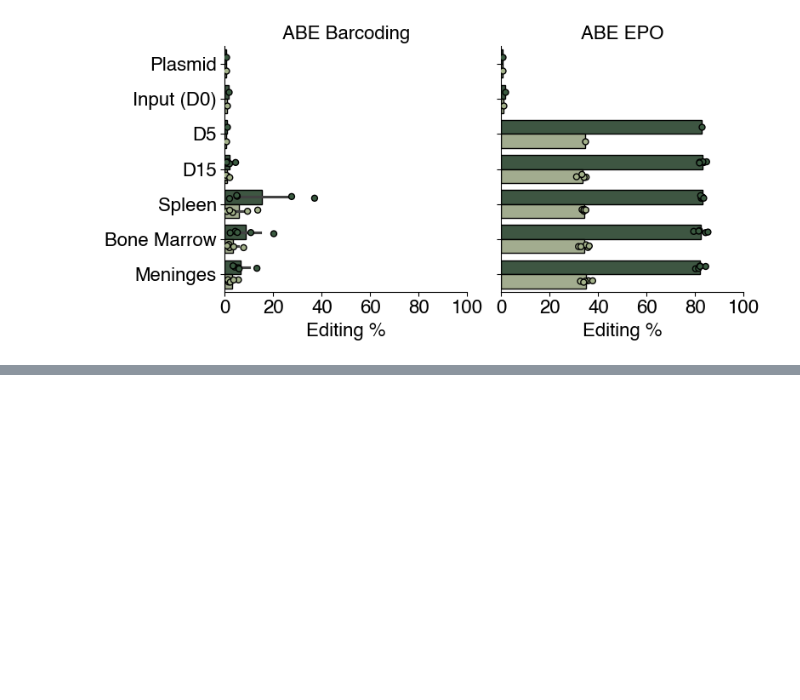
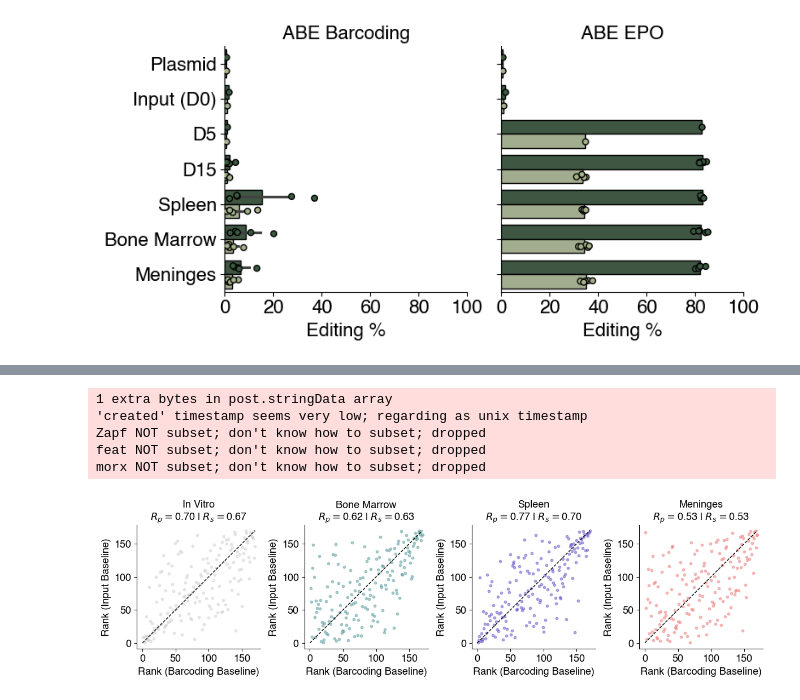
Before and after one commit to kexindon/B-ALL-in-vivo-base-editing, a Jupyter notebook: figure4.ipynb, the cells around one changed output, grey strips where cells are left out. Saved outputs shown, nothing was run; the diff lists cells and outputs as text; code cells hidden in the pictures; blank space fills up the shorter version.

Commit message:
Updated for focused library analysis.

```diff
--- a/figure4.ipynb
+++ b/figure4.ipynb
@@ -421,0 +490,62 @@ Correlation of LFC between ABE OG associated gRNAs and ABE Focused, for differen
+# %%
+df = pd.merge(df, df_gene, on='Gene', how='left')
+# %%
+cosmic = pd.read_csv('source-data/Census_allSun Nov 17 02_26_47 2024.csv').fillna('Undefined')
+
+t_dict = {'TSG':'TSG', 'TSG, fusion':'TSG', 'Undefined':'Undefined', 'fusion':'Undefined', 'oncogene':'Oncogene',
+       'oncogene, TSG':'Oncogene/TSG', 'oncogene, TSG, fusion':'Oncogene/TSG', 'oncogene, fusion': 'Oncogene'}
+
+gene_type = []
+for i, val in df.iterrows():
+    v = val['gene_name_h']
+    subset = cosmic[cosmic['Gene Symbol']==v]
+    if len(subset)==0:
+        gene_type.append('Undefined')
+    else:
+        v2 = subset['Role in Cancer'].values[0]
+
+        gene_type.append(t_dict[v2])
+
+df['Role in Cancer']=gene_type
+# %%
+suffix_1, suffix_2 = 'vs_bc', 'focused'
+
+fig, ax = plt.subplots(1, 4, figsize=(12,4))
+color_dict = {'Oncogene':'tab:red', 'Oncogene/TSG':'tab:purple', 'TSG':'tab:blue', 'Undefined':'tab:grey'}
+palette = ['lightgrey','cadetblue','slateblue','lightcoral', '#ED6A50',]
+
+for i, tissue in enumerate(['d15','bm','spleen','men']):
+
+    df_rank = df[[f'{suffix_1}_z_score_{tissue}', f'{suffix_2}_z_score_{tissue}', 'gene_name_h', 'Gene', 'Role in Cancer']].copy()
+    df_rank = df_rank.sort_values(by=[f'{suffix_1}_z_score_{tissue}'], ascending=False)
+    df_rank[f'rank_{suffix_1}'] = range(1, len(df_rank)+1)
+    df_rank = df_rank.sort_values(by=[f'{suffix_2}_z_score_{tissue}'], ascending=False)
+    df_rank[f'rank_{suffix_2}'] = range(1, len(df_rank)+1)
+    df_rank['color'] = [color_dict[i] for i in df_rank['Role in Cancer']]
+
+    corr_spearman, p_value_spearman = scipy.stats.spearmanr(df[f'{suffix_1}_z_score_{tissue}'], df[f'{suffix_2}_z_score_{tissue}'])
+    print("Spearman Correlation Coefficient: {:.4f}".format(corr_spearman))
+    print(p_value_spearman)
+    corr_pearson, p_value_pearson = scipy.stats.pearsonr(df[f'{suffix_1}_z_score_{tissue}'], df[f'{suffix_2}_z_score_{tissue}'])
+    print("Pearson Correlation Coefficient: {:.4f}".format(corr_pearson))
+    print(p_value_pearson)
+    pear = "{:.2f}".format(corr_pearson)
+    spear = "{:.2f}".format(corr_spearman)
+
+    # then plot ---
+    ax[i].set_aspect('equal')
+    ax[i].scatter(df_rank[f'rank_{suffix_1}'], df_rank[f'rank_{suffix_2}'], color=palette[i], s=10, alpha = .5)
+    ax[i].set_title(f'{name_dict[tissue]}\n$R_p = $' + f'{pear}' + ' | $R_s = $' + f'{spear}', fontsize=13)
+    ax[i].plot([0,170],[0,170], linestyle='dashed', color='black', linewidth=1)
+
+    ax[i].set_xlabel(f'Rank (Barcoding Baseline)', fontsize=13)
+    ax[i].set_ylabel(f'Rank (Input Baseline)', fontsize=13)
+
+    ax[i].spines[['top', 'right']].set_visible(False)
+    ax[i].tick_params(axis='both', which='major', labelsize=13,)
+    # scatter plot with color
+
+fig.tight_layout()
+plt.savefig(f'figures/corr_vs_bc_vs_focused.pdf')
+plt.show()
+# %% [output]
@@ -421,0 +568,6 @@ Correlation of LFC between ABE OG associated gRNAs and ABE Focused, for differen
+1 extra bytes in post.stringData array
+'created' timestamp seems very low; regarding as unix timestamp
+Zapf NOT subset; don't know how to subset; dropped
+feat NOT subset; don't know how to subset; dropped
+morx NOT subset; don't know how to subset; dropped
+[figure, added]
```
Also changed, not shown: parts of 45 cells of this notebook, 14 other files.
